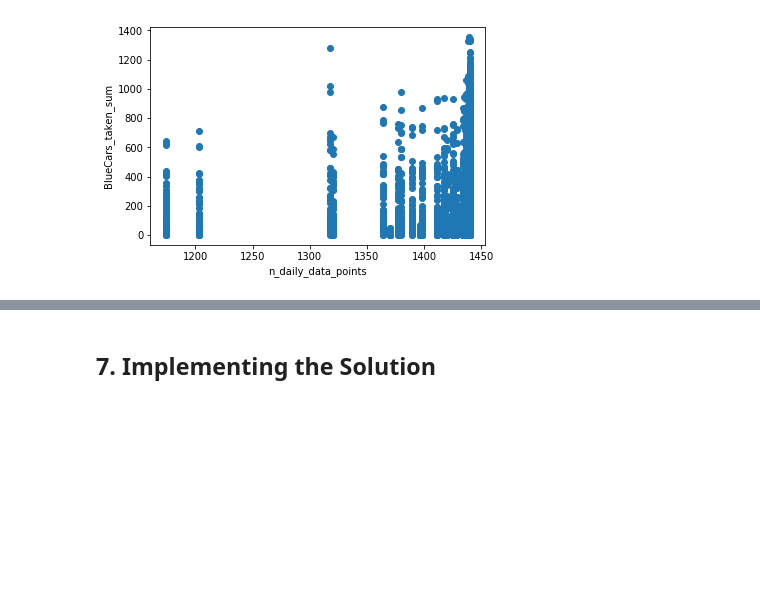
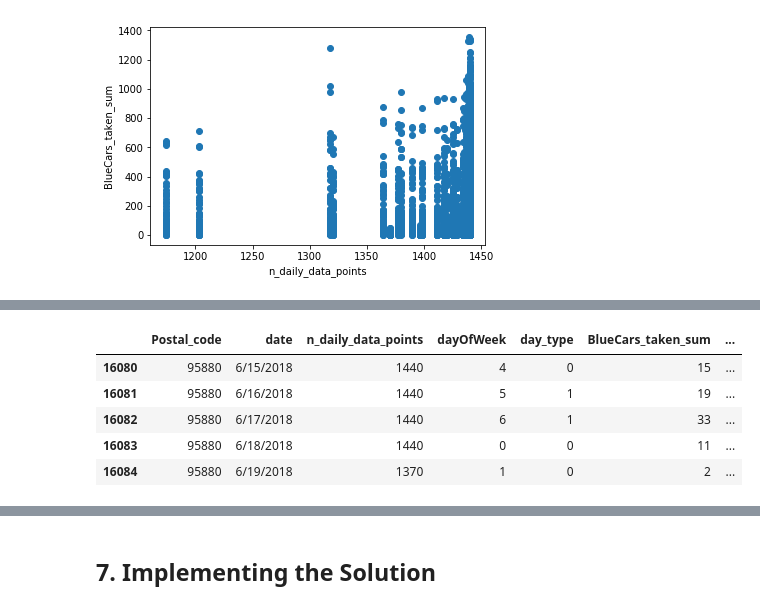
Before and after one commit to ibrahimabdike/IP_Week3_core_Ibrahim_Yahya, a Jupyter notebook: IP_Week3_core_Ibrahim_Yahya.ipynb, the cells around one changed output, grey strips where cells are left out. Saved outputs shown, nothing was run; the diff lists cells and outputs as text; code cells hidden in the pictures; blank space fills up the shorter version.

```diff
--- a/IP_Week3_core_Ibrahim_Yahya.ipynb
+++ b/IP_Week3_core_Ibrahim_Yahya.ipynb
@@ -473,0 +459,3 @@ plt.show()
+# %%
+autolib_copy = autolib.copy()
+autolib_copy.head()
@@ -473,0 +469,11 @@ plt.show()
+# %%
+autolib_copy["day_type"] = autolib_copy["day_type"].map({"weekday" : 0 , "weekend" :1})
+# %%
+autolib_copy.tail()
+# %% [output]
+|  | Postal_code | date | n_daily_data_points | dayOfWeek | day_type | BlueCars_taken_sum | ... |
+| 16080 | 95880 | 6/15/2018 | 1440 | 4 | 0 | 15 | ... |
+| 16081 | 95880 | 6/16/2018 | 1440 | 5 | 1 | 19 | ... |
+| 16082 | 95880 | 6/17/2018 | 1440 | 6 | 1 | 33 | ... |
+| 16083 | 95880 | 6/18/2018 | 1440 | 0 | 0 | 11 | ... |
+| 16084 | 95880 | 6/19/2018 | 1370 | 1 | 0 | 2 | ... |
```
Also changed, not shown: parts of 59 cells of this notebook.
